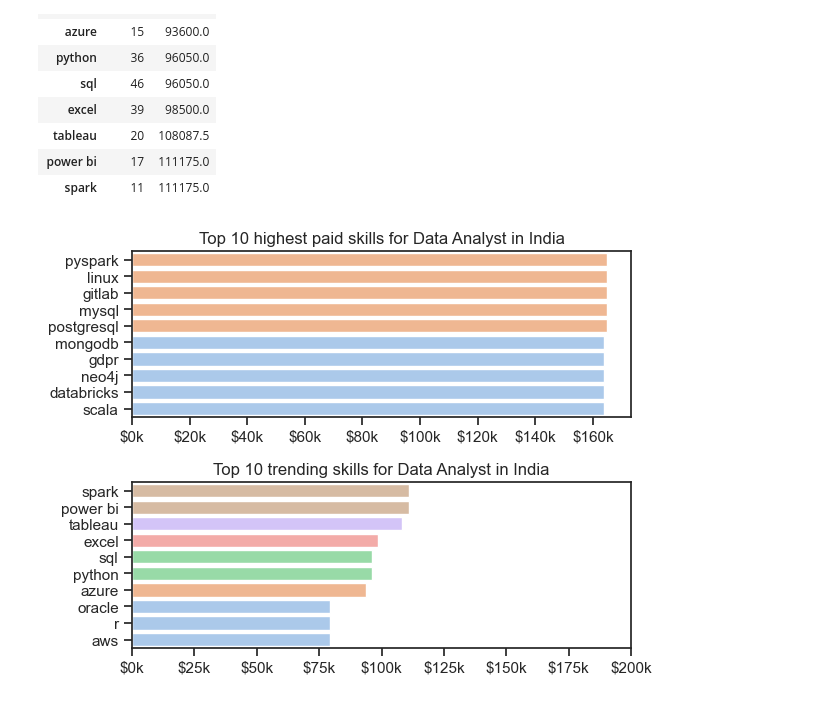
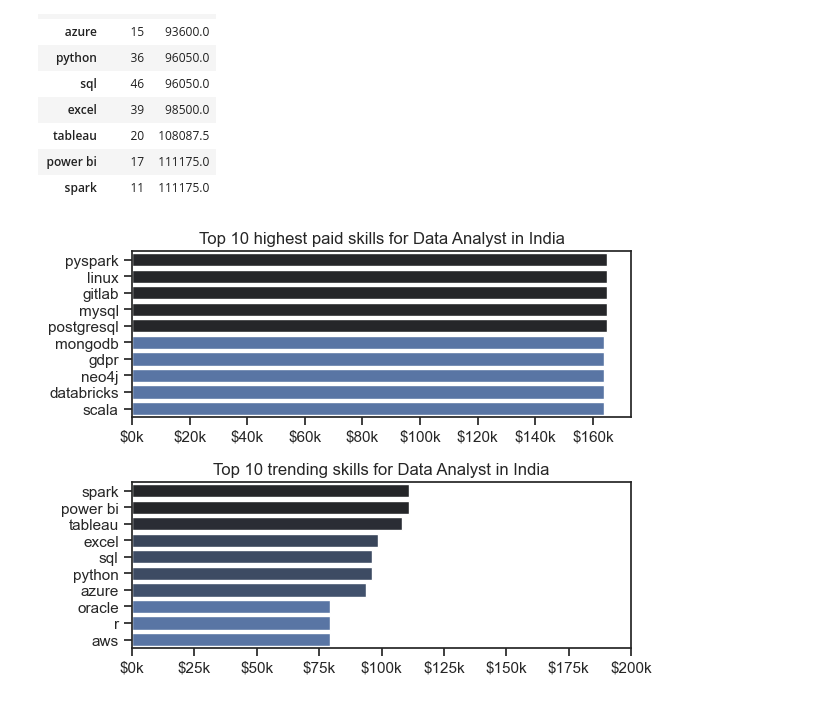
Before and after one commit to Sujalk63/Jobs-Skills-Analysis, a Jupyter notebook: 4_salary_analysis.ipynb, the cells around one changed output. Drawn from its saved outputs; the diff is of its cells as text; code cells hidden in the pictures.

Commit message:
changes in graph

```diff
--- a/4_salary_analysis.ipynb
+++ b/4_salary_analysis.ipynb
@@ -113,27 +113,27 @@ df_DA_India_top_trend #top trending skills of data analyst in India
 # %%
 fig, ax = plt.subplots(2,1)
 sns.set_theme(style="ticks")
 
 
-sns.barplot(data=df_DA_India_top_pay, x="median", y=df_DA_India_top_pay.index, ax=ax[0], hue="median", palette="pastel")
+sns.barplot(data=df_DA_India_top_pay, x="median", y=df_DA_India_top_pay.index, ax=ax[0], hue="median", palette="dark:b_r")
 # ax[0].invert_yaxis()
 ax[0].set_title("Top 10 highest paid skills for Data Analyst in India")
 ax[0].set_ylabel("")
 ax[0].set_xlabel("")
 ax[0].legend().remove()
 ax[0].xaxis.set_major_formatter(plt.FuncFormatter(lambda x, pos: f"${int(x/1000)}k"))
 
 
 
-sns.barplot(data=df_DA_India_top_trend, x="median", y=df_DA_India_top_trend.index, ax=ax[1], legend=False, hue="median", palette="pastel") # r for reverse coloring
+sns.barplot(data=df_DA_India_top_trend, x="median", y=df_DA_India_top_trend.index, ax=ax[1], legend=False, hue="median", palette="dark:b_r") # r for reverse coloring
 ax[1].invert_yaxis()
 ax[1].set_xlim(0, 200000)
 ax[1].set_title("Top 10 trending skills for Data Analyst in India")
 ax[1].set_ylabel("")
 ax[1].set_xlabel("")
 # ax[1].legend().remove()
 ax[1].xaxis.set_major_formatter(plt.FuncFormatter(lambda x, pos: f"${int(x/1000)}k"))
 
 plt.tight_layout()
 # %% [output]
-[figure, old version]
+[figure, new version]
```
